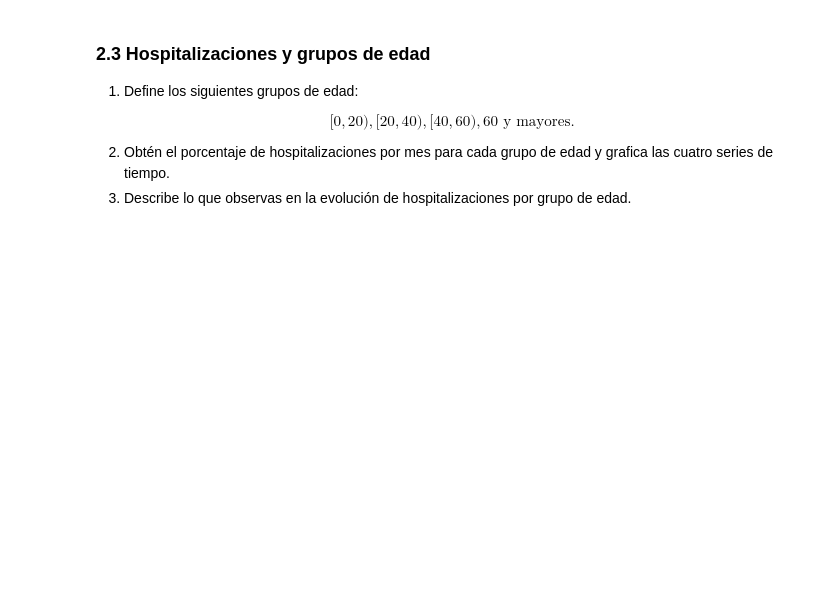
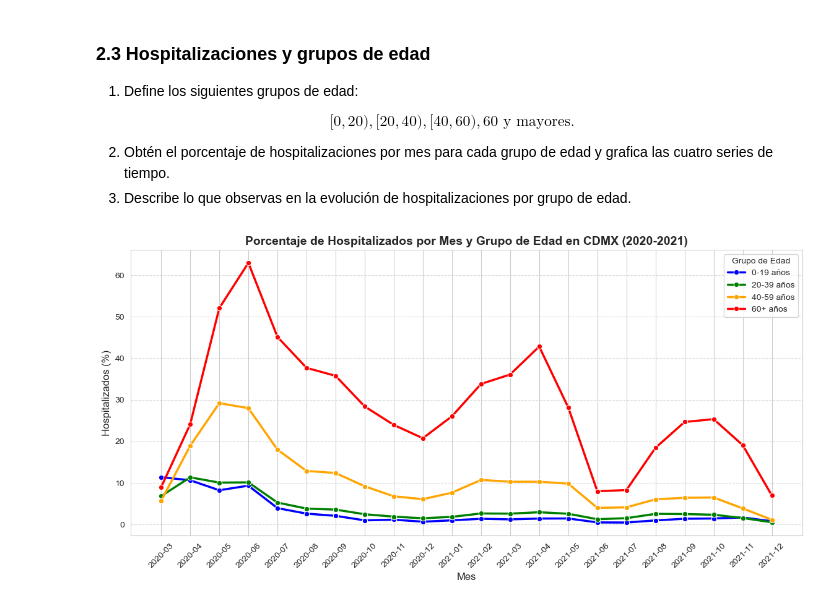
Before and after one commit to emilianodesu/LCD-6Sem-2025-2, a Jupyter notebook: ME/Tarea1/Actividad2.ipynb, the cells around one changed output. Drawn from its saved outputs; the diff is of its cells as text; code cells hidden in the pictures; blank space fills up the shorter version.

```diff
--- a/ME/Tarea1/Actividad2.ipynb
+++ b/ME/Tarea1/Actividad2.ipynb
@@ -29,3 +167,47 @@ $$[0,20), [20,40), [40,60), 60 \text{ y mayores.}$$
 
 2) Obtén el porcentaje de hospitalizaciones por mes para cada grupo de edad y grafica las cuatro series de tiempo.
 3) Describe lo que observas en la evolución de hospitalizaciones por grupo de edad.
+# %%
+# Definir los grupos de edad
+bins = [0, 20, 40, 60, float("inf")]
+labels = ["0-19", "20-39", "40-59", "60+"]
+df_total["GRUPO_EDAD"] = pd.cut(df_total["EDAD"], bins=bins, labels=labels, right=False)
+
+# Inicializar diccionario para almacenar los porcentajes por grupo de edad
+porcentaje_hospitalizados_grupos = {}
+
+# Calcular porcentaje de hospitalización por mes para cada grupo de edad
+for grupo in labels:
+    # Casos hospitalizados por mes en el grupo
+    hospitalizados_grupo = df_total[(df_total["TIPO_PACIENTE"] == 2) & (df_total["GRUPO_EDAD"] == grupo)]["AM_H"].value_counts().sort_index()
+    # Casos totales por mes en el grupo
+    casos_grupo = df_total[df_total["GRUPO_EDAD"] == grupo]['AM_C'].value_counts().sort_index()
+    # Calcular porcentaje de hospitalización por mes
+    porcentaje_hospitalizados_grupos[grupo] = (hospitalizados_grupo / casos_grupo) * 100
+    porcentaje_hospitalizados_grupos[grupo] = porcentaje_hospitalizados_grupos[grupo].dropna()
+
+# Crear la figura
+plt.figure(figsize=(14, 6))
+sns.set_style("whitegrid")
+
+# Colores para cada grupo
+colores = {"0-19": "blue", "20-39": "green", "40-59": "orange", "60+": "red"}
+
+# Graficar cada serie de tiempo
+for grupo, color in colores.items():
+    sns.lineplot(x=porcentaje_hospitalizados_grupos[grupo].index.astype(str),
+                 y=porcentaje_hospitalizados_grupos[grupo].values,
+                 marker="o", linewidth=2.5, label=f"{grupo} años", color=color)
+
+# Personalizar la gráfica
+plt.title("Porcentaje de Hospitalizados por Mes y Grupo de Edad en CDMX (2020-2021)", fontsize=14, fontweight="bold")
+plt.xlabel("Mes", fontsize=12)
+plt.ylabel("Hospitalizados (%)", fontsize=12)
+plt.xticks(rotation=45, fontsize=10)
+plt.yticks(fontsize=10)
+plt.grid(axis="y", linestyle="--", alpha=0.7)
+plt.legend(title="Grupo de Edad")
+
+plt.show()
+# %% [output]
+[figure, added]
```
Also changed, not shown: parts of 7 cells of this notebook, 11 other files.
